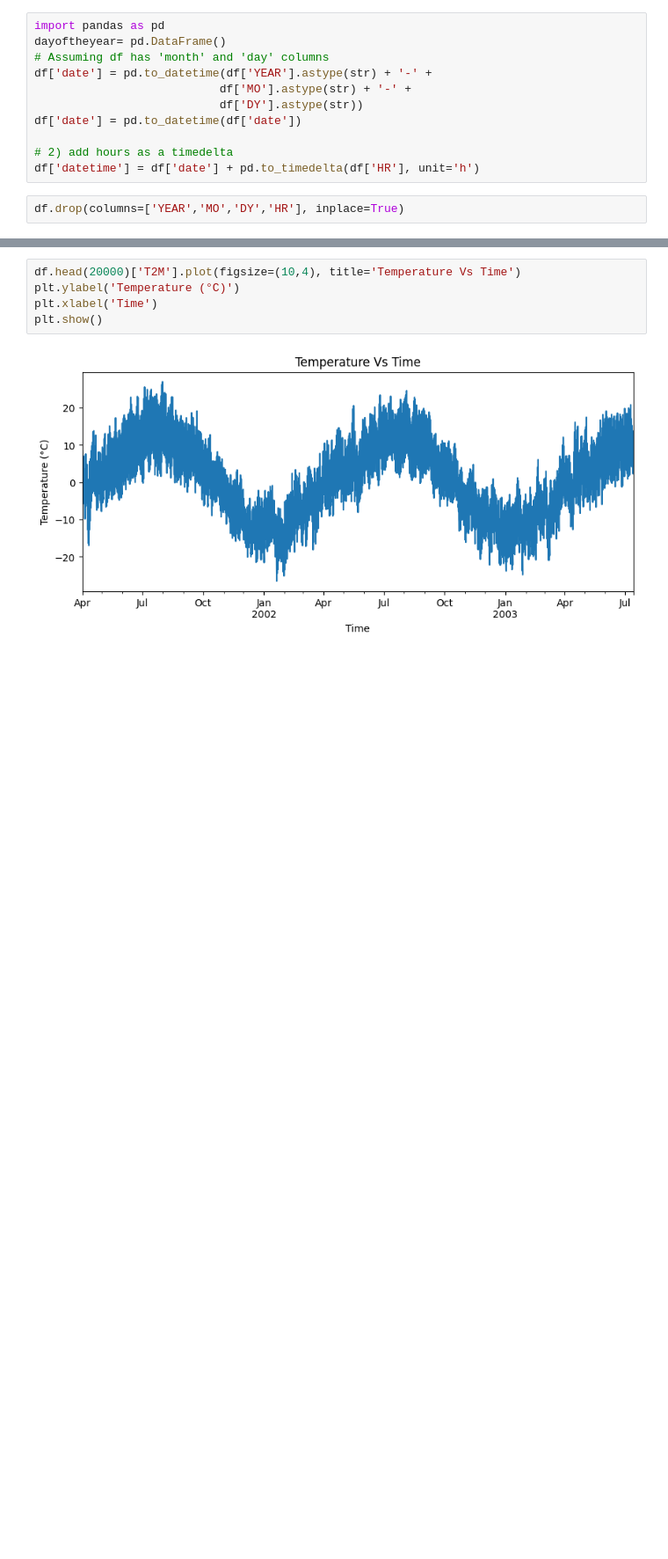
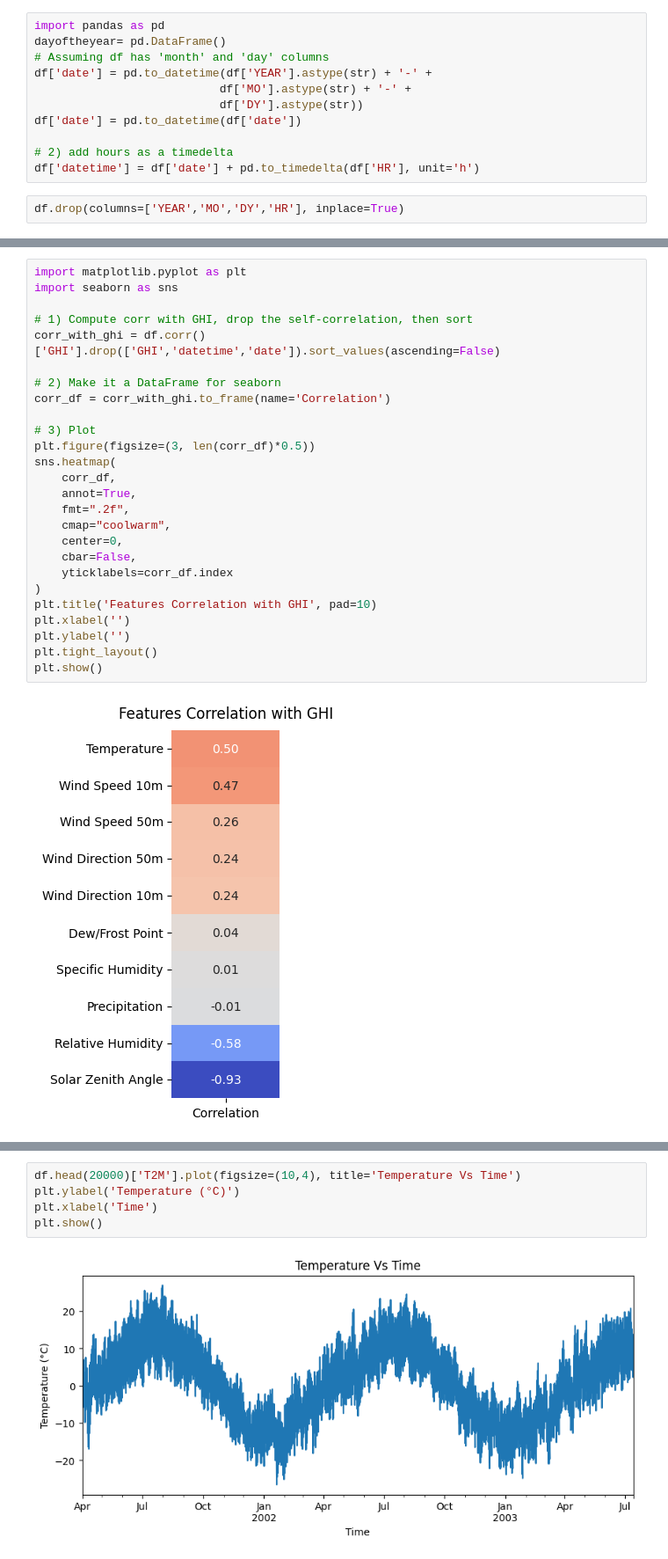
Before and after one commit to fairuznawar122/Solar-Radiation-Forecast, a Jupyter notebook: Graphs.ipynb, the cells around one changed output, grey strips where cells are left out. Shown at 88% size. Saved outputs shown, nothing was run; the diff lists cells and outputs as text; blank space fills up the shorter version.

```diff
--- a/Graphs.ipynb
+++ b/Graphs.ipynb
@@ -158,3 +146,31 @@ plt.show()
+# %%
+import matplotlib.pyplot as plt
+import seaborn as sns
+
+# 1) Compute corr with GHI, drop the self‐correlation, then sort
+corr_with_ghi = df.corr()['GHI'].drop(['GHI','datetime','date']).sort_values(ascending=False)
+
+# 2) Make it a DataFrame for seaborn
+corr_df = corr_with_ghi.to_frame(name='Correlation')
+
+# 3) Plot
+plt.figure(figsize=(3, len(corr_df)*0.5))
+sns.heatmap(
+    corr_df,
+    annot=True,
+    fmt=".2f",
+    cmap="coolwarm",
+    center=0,
+    cbar=False,
+    yticklabels=corr_df.index
+)
+plt.title('Features Correlation with GHI', pad=10)
+plt.xlabel('')
+plt.ylabel('')
+plt.tight_layout()
+plt.show()
+# %% [output]
+[figure, added]
 # %%
 df
 # %% [output]
```
Also changed, not shown: parts of 9 cells of this notebook.
